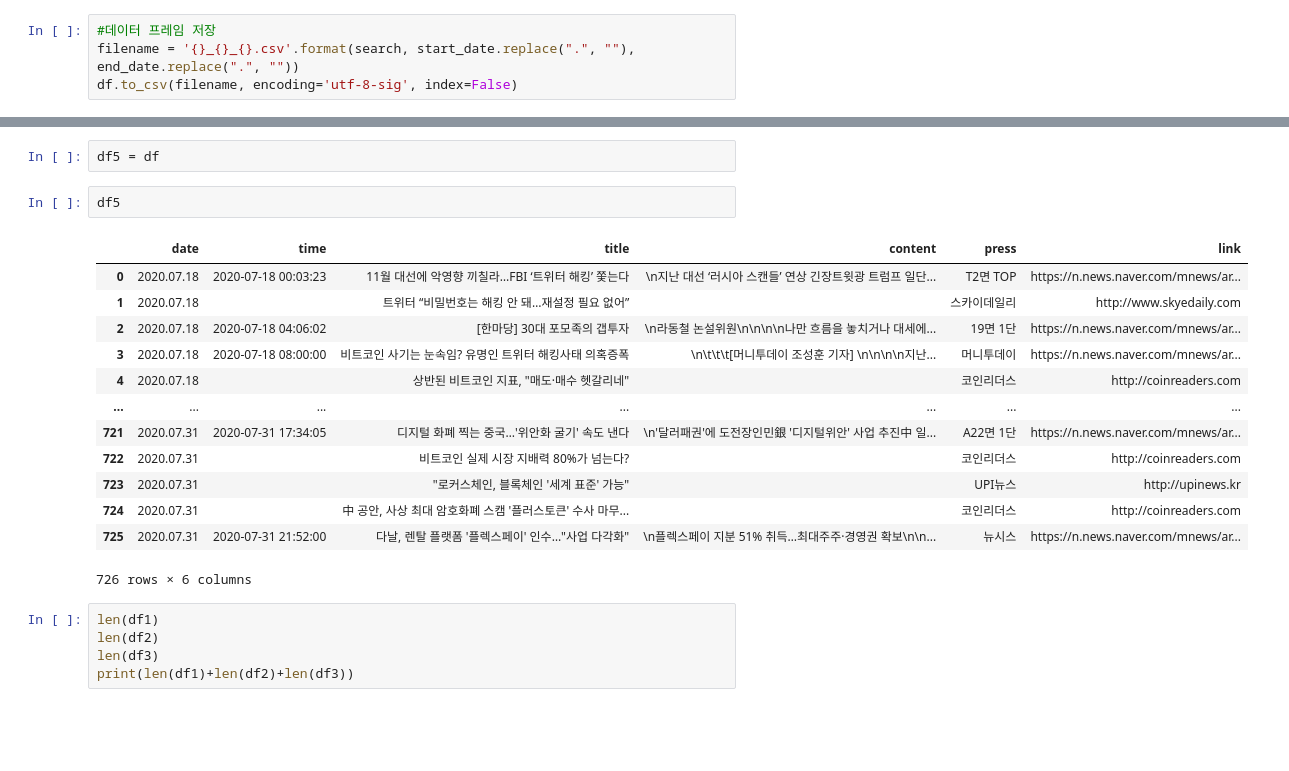
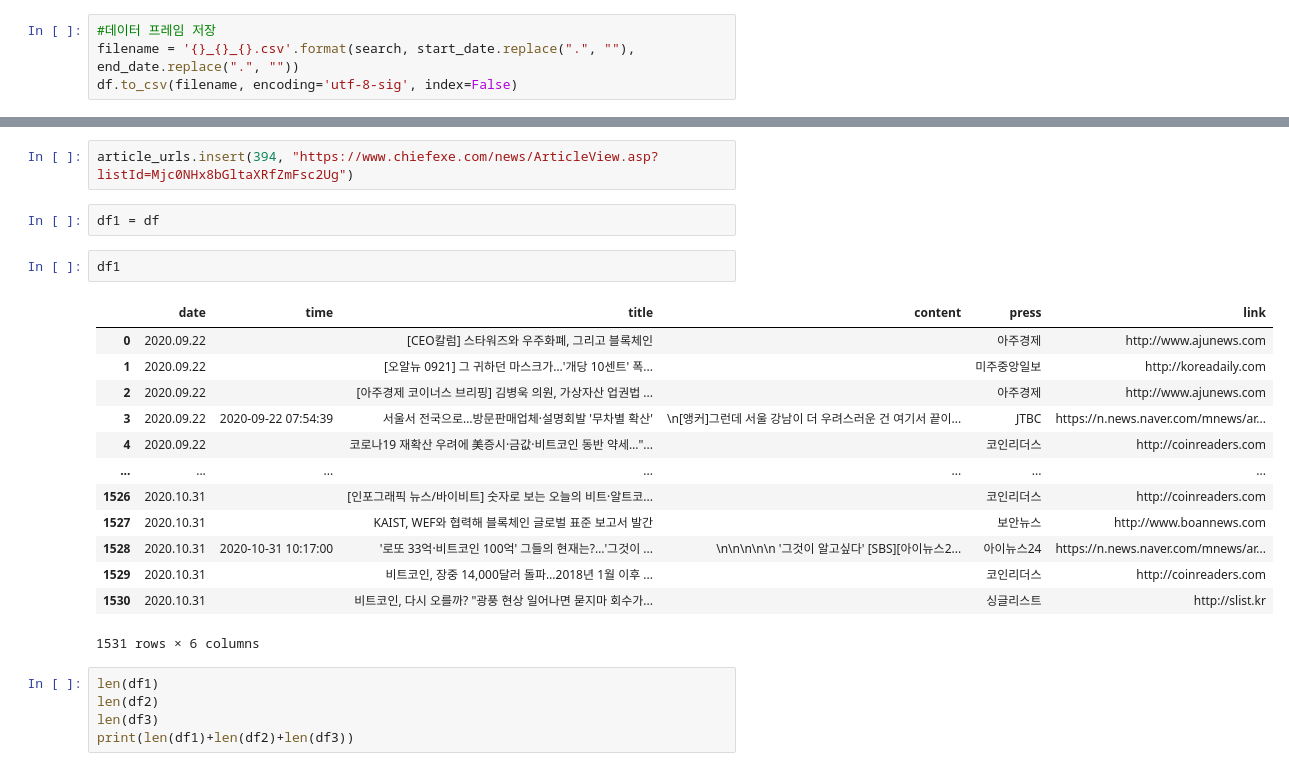
Before and after one commit to boyu571/LLM_based_investment_research, a Jupyter notebook: v5_naver_news_crawling.ipynb, the cells around one changed output, grey strips where cells are left out. Saved outputs shown, nothing was run; the diff lists cells and outputs as text; blank space fills up the shorter version.

```diff
--- a/v5_naver_news_crawling.ipynb
+++ b/v5_naver_news_crawling.ipynb
@@ -255,21 +254,23 @@ article_titles[3990:4000]
+# %%
+article_urls.insert(394, "https://www.chiefexe.com/news/ArticleView.asp?listId=Mjc0NHx8bGltaXRfZmFsc2Ug")
 # %%
-df5 = df
+df1 = df
-# %%
-df5
-# %% [output]
-|  | date | time | title | content | press | link |
-| 0 | 2020.07.18 | 2020-07-18 00:03:23 | 11월 대선에 악영향 끼칠라…FBI ‘트위터 해킹’ 쫓는다 | \n지난 대선 ‘러시아 스캔들’ 연상 긴장트윗광 트럼프 일단... | T2면 TOP | https://n.news.naver.com/mnews/ar... |
-| 1 | 2020.07.18 |  | 트위터 “비밀번호는 해킹 안 돼…재설정 필요 없어” |  | 스카이데일리 | http://www.skyedaily.com |
-| 2 | 2020.07.18 | 2020-07-18 04:06:02 | [한마당] 30대 포모족의 갭투자 | \n라동철 논설위원\n\n\n\n나만 흐름을 놓치거나 대세에... | 19면 1단 | https://n.news.naver.com/mnews/ar... |
-| 3 | 2020.07.18 | 2020-07-18 08:00:00 | 비트코인 사기는 눈속임? 유명인 트위터 해킹사태 의혹증폭 | \n\t\t\t[머니투데이 조성훈 기자] \n\n\n\n지난... | 머니투데이 | https://n.news.naver.com/mnews/ar... |
-| 4 | 2020.07.18 |  | 상반된 비트코인 지표, "매도·매수 헷갈리네" |  | 코인리더스 | http://coinreaders.com |
-| ... | ... | ... | ... | ... | ... | ... |
-| 721 | 2020.07.31 | 2020-07-31 17:34:05 | 디지털 화폐 찍는 중국…'위안화 굴기' 속도 낸다 | \n'달러패권'에 도전장인민銀 '디지털위안' 사업 추진中 일... | A22면 1단 | https://n.news.naver.com/mnews/ar... |
-| 722 | 2020.07.31 |  | 비트코인 실제 시장 지배력 80%가 넘는다? |  | 코인리더스 | http://coinreaders.com |
-| 723 | 2020.07.31 |  | "로커스체인, 블록체인 '세계 표준' 가능" |  | UPI뉴스 | http://upinews.kr |
-| 724 | 2020.07.31 |  | 中 공안, 사상 최대 암호화폐 스캠 '플러스토큰' 수사 마무... |  | 코인리더스 | http://coinreaders.com |
-| 725 | 2020.07.31 | 2020-07-31 21:52:00 | 다날, 렌탈 플랫폼 '플렉스페이' 인수…"사업 다각화" | \n플렉스페이 지분 51% 취득…최대주주·경영권 확보\n\n... | 뉴시스 | https://n.news.naver.com/mnews/ar... |
-726 rows × 6 columns
+# %%
+df1
+# %% [output]
+|  | date | time | title | content | press | link |
+| 0 | 2020.09.22 |  | [CEO칼럼] 스타워즈와 우주화폐, 그리고 블록체인 |  | 아주경제 | http://www.ajunews.com |
+| 1 | 2020.09.22 |  | [오알뉴 0921] 그 귀하던 마스크가…'개당 10센트' 폭... |  | 미주중앙일보 | http://koreadaily.com |
+| 2 | 2020.09.22 |  | [아주경제 코이너스 브리핑] 김병욱 의원, 가상자산 업권법 ... |  | 아주경제 | http://www.ajunews.com |
+| 3 | 2020.09.22 | 2020-09-22 07:54:39 | 서울서 전국으로…방문판매업체·설명회발 '무차별 확산' | \n[앵커]그런데 서울 강남이 더 우려스러운 건 여기서 끝이... | JTBC | https://n.news.naver.com/mnews/ar... |
+| 4 | 2020.09.22 |  | 코로나19 재확산 우려에 美증시·금값·비트코인 동반 약세…"... |  | 코인리더스 | http://coinreaders.com |
+| ... | ... | ... | ... | ... | ... | ... |
+| 1526 | 2020.10.31 |  | [인포그래픽 뉴스/바이비트] 숫자로 보는 오늘의 비트·알트코... |  | 코인리더스 | http://coinreaders.com |
+| 1527 | 2020.10.31 |  | KAIST, WEF와 협력해 블록체인 글로벌 표준 보고서 발간 |  | 보안뉴스 | http://www.boannews.com |
+| 1528 | 2020.10.31 | 2020-10-31 10:17:00 | '로또 33억·비트코인 100억' 그들의 현재는?…'그것이 ... | \n\n\n\n\n '그것이 알고싶다' [SBS][아이뉴스2... | 아이뉴스24 | https://n.news.naver.com/mnews/ar... |
+| 1529 | 2020.10.31 |  | 비트코인, 장중 14,000달러 돌파…2018년 1월 이후 ... |  | 코인리더스 | http://coinreaders.com |
+| 1530 | 2020.10.31 |  | 비트코인, 다시 오를까? "광풍 현상 일어나면 묻지마 회수가... |  | 싱글리스트 | http://slist.kr |
+1531 rows × 6 columns
 # %%
 len(df1)
 len(df2)
```
Also changed, not shown: parts of 7 cells of this notebook.
